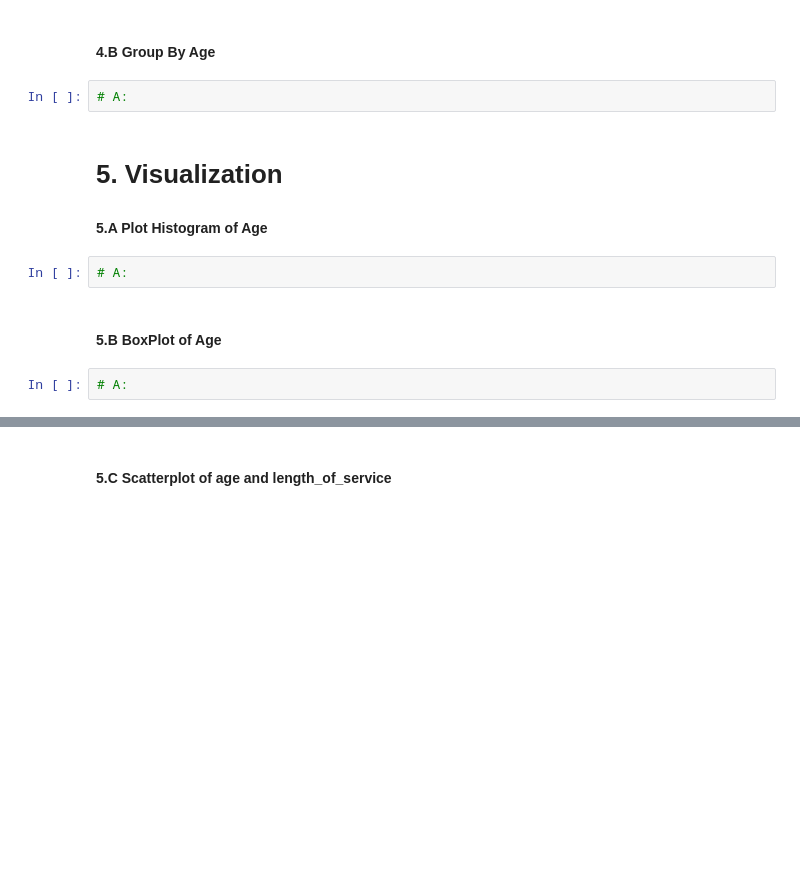
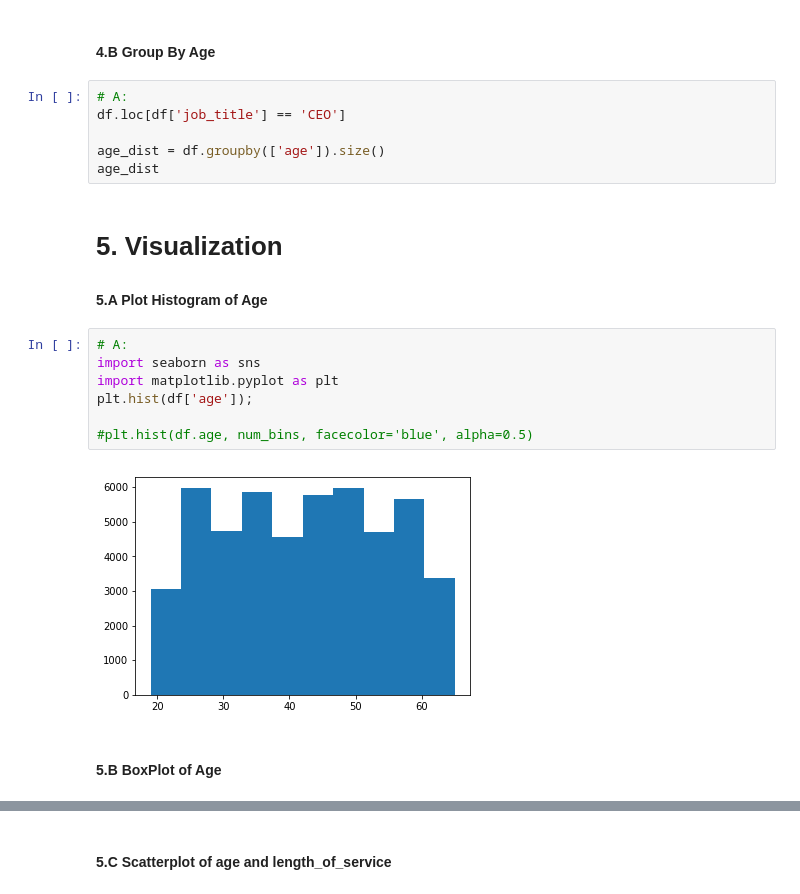
Before and after one commit to Leek03/dsia, a Jupyter notebook: hieu/1.2.2 Pandas Lab-Hieu.ipynb, the cells around one changed output, grey strips where cells are left out. Saved outputs shown, nothing was run; the diff lists cells and outputs as text; blank space fills up the shorter version.

```diff
--- a/hieu/1.2.2 Pandas Lab-Hieu.ipynb
+++ b/hieu/1.2.2 Pandas Lab-Hieu.ipynb
@@ -283,14 +360,23 @@ Index(['EmployeeID', 'recorddate_key', 'birthdate_key', 'orighiredate_key',
 # %% [markdown]
 #### 4.B Group By Age
-# %%
-# A:
+# %%
+# A:
+df.loc[df['job_title'] == 'CEO']
+
+age_dist = df.groupby(['age']).size()
+age_dist
 # %% [markdown]
 # 5. Visualization
 
 #### 5.A Plot Histogram of Age
-# %%
-# A:
+# %%
+# A:
+import seaborn as sns
+import matplotlib.pyplot as plt
+plt.hist(df['age']);
+
+#plt.hist(df.age, num_bins, facecolor='blue', alpha=0.5)
+# %% [output]
+[figure, added]
 # %% [markdown]
 #### 5.B BoxPlot of Age
-# %%
-# A:
```
Also changed, not shown: parts of 18 cells of this notebook, 6 other files.
